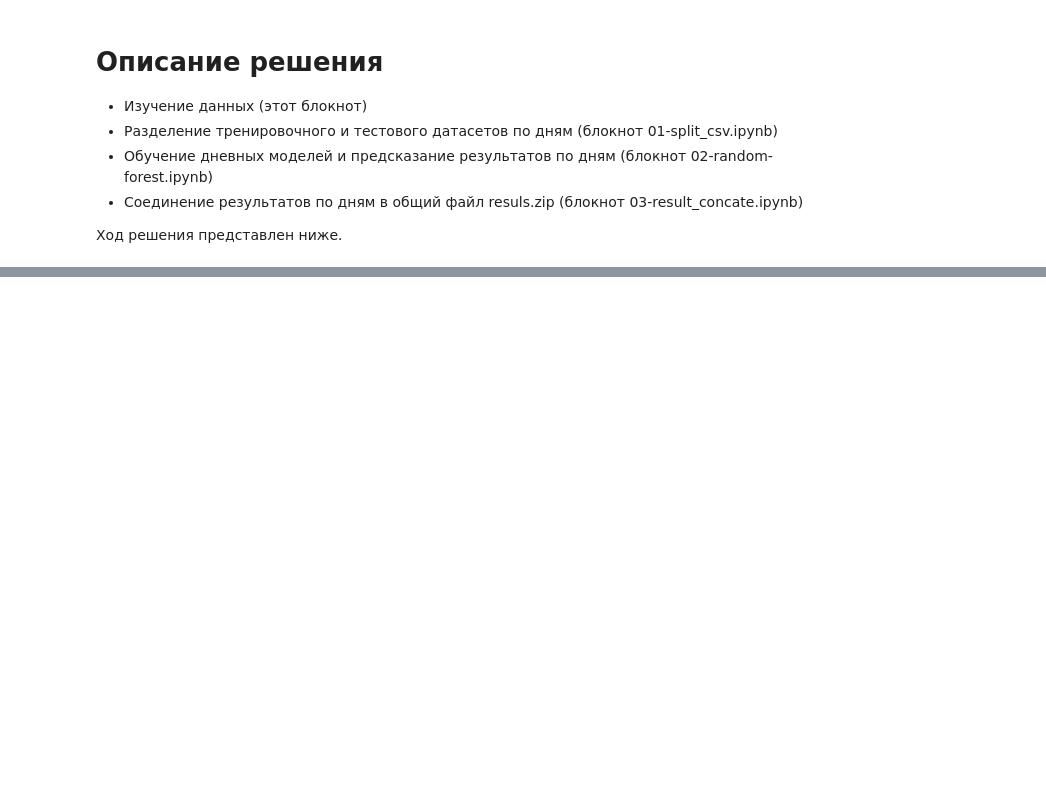
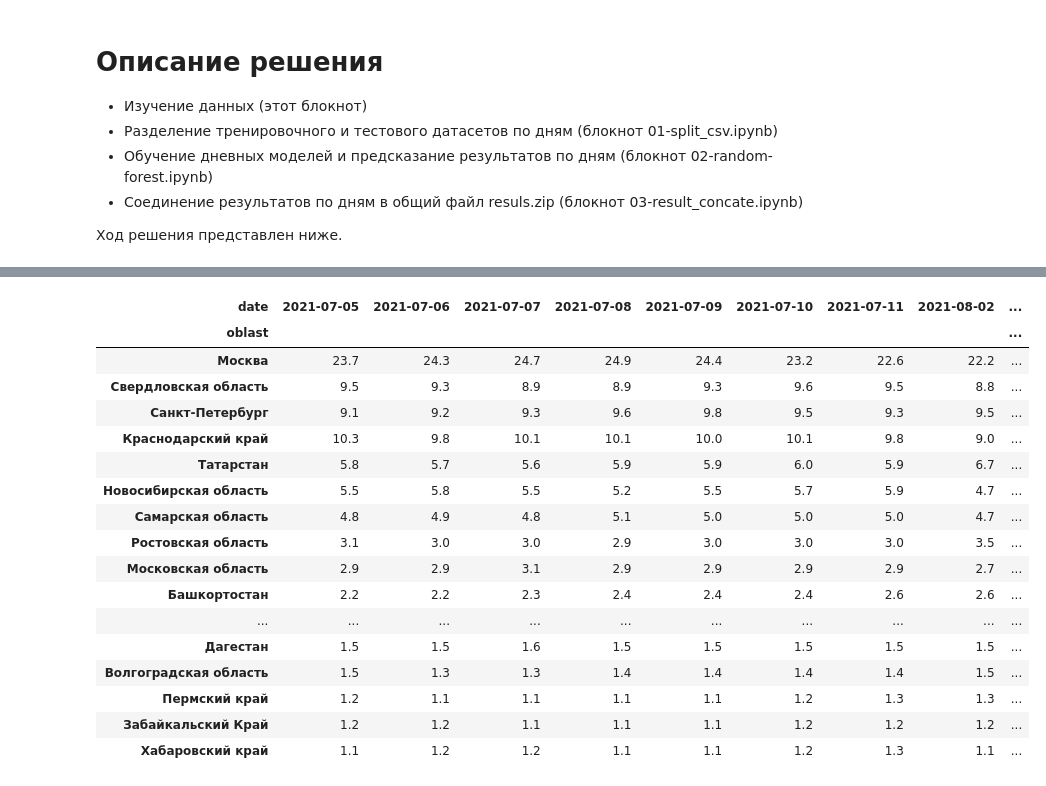
Before and after one commit to nigani/cit_hyp, a Jupyter notebook: cip-hyper_dst-off.ipynb, the cells around one changed output, grey strips where cells are left out. Saved outputs shown, nothing was run; the diff lists cells and outputs as text; code cells hidden in the pictures; blank space fills up the shorter version.

```diff
--- a/cip-hyper_dst-off.ipynb
+++ b/cip-hyper_dst-off.ipynb
@@ -176,10 +381,11 @@ topoblast = df.oblast.value_counts()[:25].index
 df_topoblast = df[df.oblast.isin(topoblast)]
 tdf = df_topoblast.groupby(by=['oblast', 'date']).date.count().unstack().fillna(0)
 ic()
-tdf['Итого'] = tdf.sum(axis=1)
+tdf['Итого топ25'] = tdf.sum(axis=1)
 tdf.sort_values('Итого', ascending=False, inplace=True)
 ic()
 pd.set_option('display.max_rows', None)
 pd.set_option('display.max_columns', None)
 pd.options.display.float_format = '{:.1f}'.format
 display(tdf/tdf.sum()*100)
+# %% [output]
@@ -186,3 +395,21 @@ display(tdf/tdf.sum()*100)
+| date | 2021-07-05 | 2021-07-06 | 2021-07-07 | 2021-07-08 | 2021-07-09 | 2021-07-10 | 2021-07-11 | 2021-08-02 | ... |
+| oblast |  |  |  |  |  |  |  |  | ... |
+| Москва | 23.7 | 24.3 | 24.7 | 24.9 | 24.4 | 23.2 | 22.6 | 22.2 | ... |
+| Свердловская область | 9.5 | 9.3 | 8.9 | 8.9 | 9.3 | 9.6 | 9.5 | 8.8 | ... |
+| Санкт-Петербург | 9.1 | 9.2 | 9.3 | 9.6 | 9.8 | 9.5 | 9.3 | 9.5 | ... |
+| Краснодарский край | 10.3 | 9.8 | 10.1 | 10.1 | 10.0 | 10.1 | 9.8 | 9.0 | ... |
+| Татарстан | 5.8 | 5.7 | 5.6 | 5.9 | 5.9 | 6.0 | 5.9 | 6.7 | ... |
+| Новосибирская область | 5.5 | 5.8 | 5.5 | 5.2 | 5.5 | 5.7 | 5.9 | 4.7 | ... |
+| Самарская область | 4.8 | 4.9 | 4.8 | 5.1 | 5.0 | 5.0 | 5.0 | 4.7 | ... |
+| Ростовская область | 3.1 | 3.0 | 3.0 | 2.9 | 3.0 | 3.0 | 3.0 | 3.5 | ... |
+| Московская область | 2.9 | 2.9 | 3.1 | 2.9 | 2.9 | 2.9 | 2.9 | 2.7 | ... |
+| Башкортостан | 2.2 | 2.2 | 2.3 | 2.4 | 2.4 | 2.4 | 2.6 | 2.6 | ... |
+| ... | ... | ... | ... | ... | ... | ... | ... | ... | ... |
+| Дагестан | 1.5 | 1.5 | 1.6 | 1.5 | 1.5 | 1.5 | 1.5 | 1.5 | ... |
+| Волгоградская область | 1.5 | 1.3 | 1.3 | 1.4 | 1.4 | 1.4 | 1.4 | 1.5 | ... |
+| Пермский край | 1.2 | 1.1 | 1.1 | 1.1 | 1.1 | 1.2 | 1.3 | 1.3 | ... |
+| Забайкальский Край | 1.2 | 1.2 | 1.1 | 1.1 | 1.1 | 1.2 | 1.2 | 1.2 | ... |
+| Хабаровский край | 1.1 | 1.2 | 1.2 | 1.1 | 1.1 | 1.2 | 1.3 | 1.1 | ... |
 # %%
 #!c1.8
 display((tdf/tdf.sum()*100).T.plot(grid=True, figsize=(30,12)).legend(loc='right', bbox_to_anchor=(1, 0.6), ncol=2))
```
Also changed, not shown: parts of 50 cells of this notebook.
